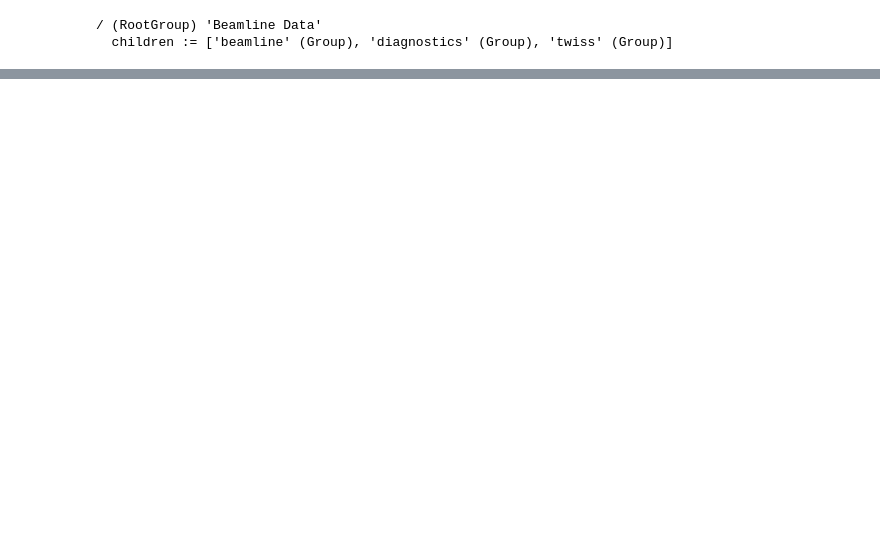
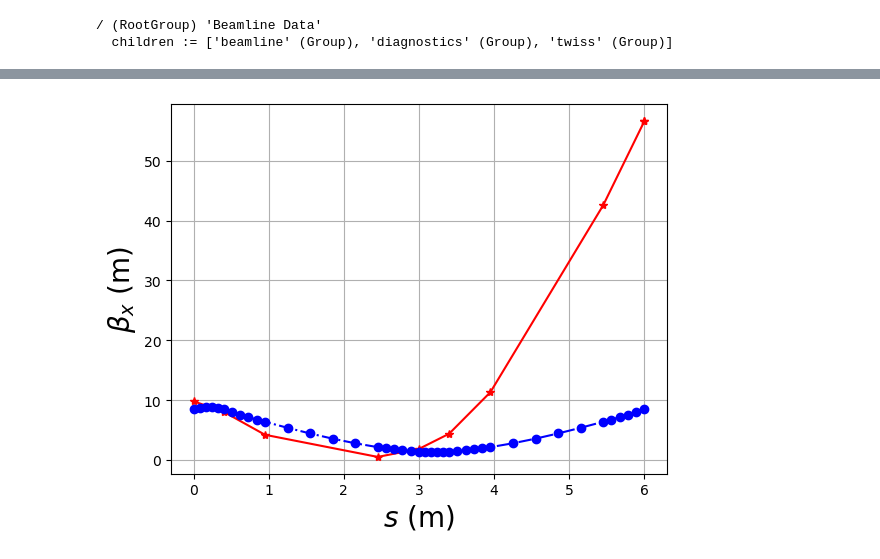
Before and after one commit to pylimons/pylimons, a Jupyter notebook: simulation_new.ipynb, the cells around one changed output, grey strips where cells are left out. Cells and saved outputs as stored; diff of their text form; code cells hidden in the pictures; blank space fills up the shorter version.

```diff
--- a/simulation_new.ipynb
+++ b/simulation_new.ipynb
@@ -479,0 +712,2 @@ h5file.close()
+# %%
+h5file = open_file("beamline.h5")
@@ -479,0 +719,14 @@ h5file.close()
+# %%
+s = []
+for i in h5file.root.beamline.s:
+    s.append(i)
+std_x = []
+for i in h5file.root.diagnostics.std_x:
+    std_x.append(i)
+std_y = []
+for i in h5file.root.diagnostics.std_y:
+    std_y.append(i)
+beta_x = []
+for i in h5file.root.twiss.beta_x:
+    beta_x.append(i)
+h5file.close()
@@ -479,0 +756,16 @@ h5file.close()
+# %%
+h5file = tables.open_file("syn_twiss.h5")
+syn_s = h5file.root.s[:]
+syn_beta_x = h5file.root.beta_x[:]
+h5file.close()
+# %%
+plt.figure(1)
+
+plt.plot(s, beta_x, 'r*-')
+plt.plot(syn_s, syn_beta_x, 'bo-.')
+plt.xlabel(r"$s$ (m)", fontsize=20)
+plt.ylabel(r"$\beta_{x}$ (m)", fontsize=20)
+plt.grid(1)
+plt.show()
+# %% [output]
+[figure, added]
```
Also changed, not shown: parts of 48 cells of this notebook, 1 other file.
